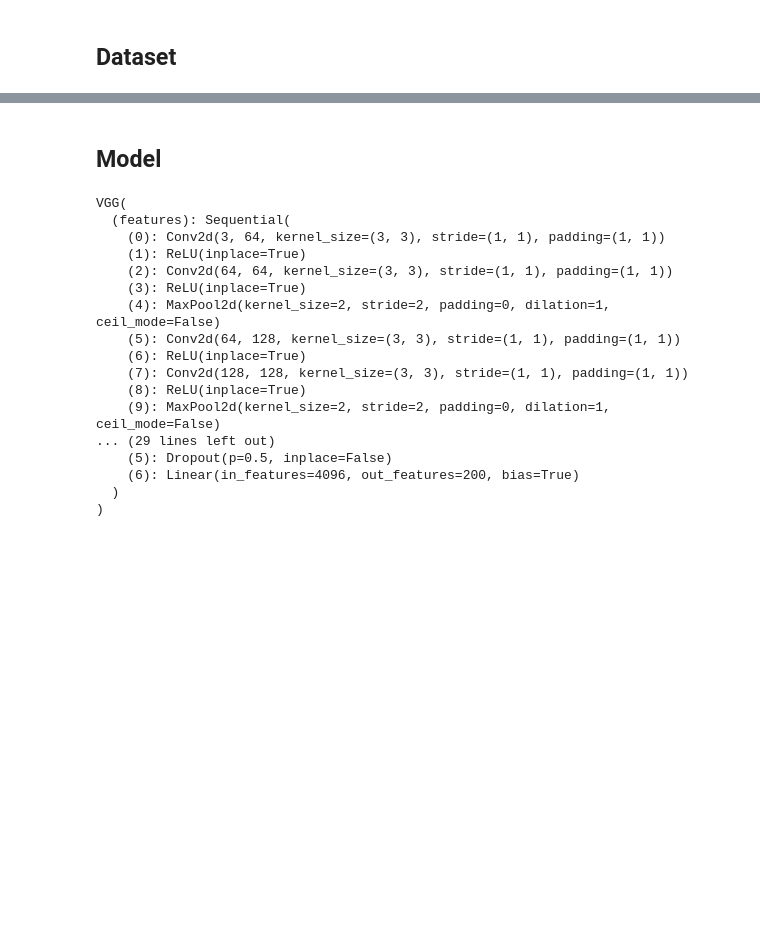
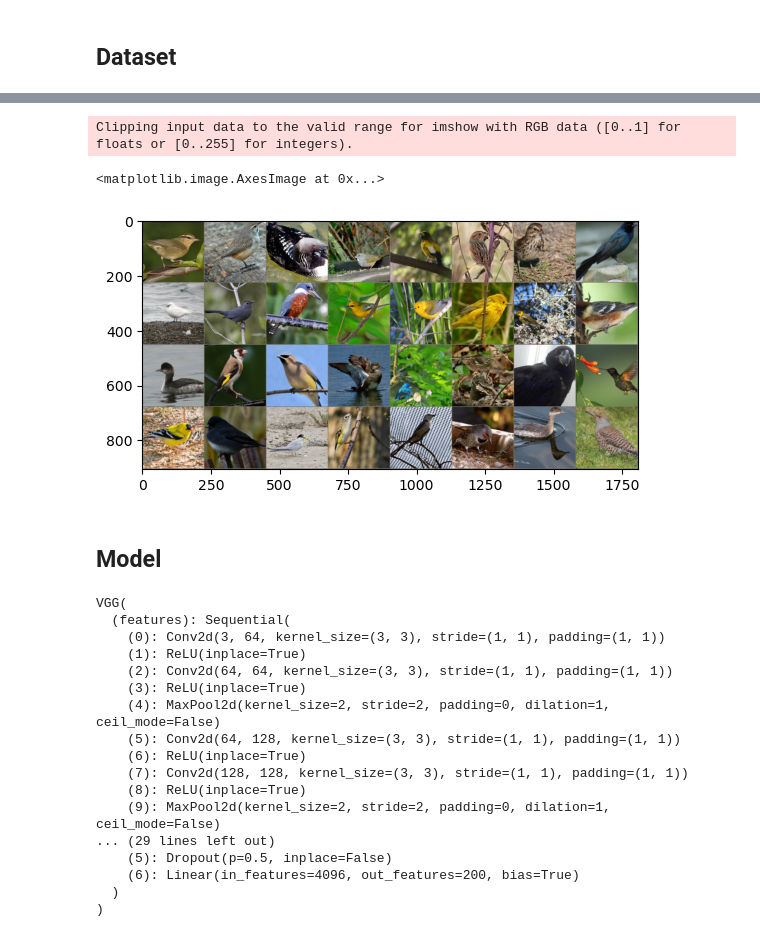
Before and after one commit to tomaszgawron901/deep-learning-23-project, a Jupyter notebook: notebook.ipynb, the cells around one changed output, grey strips where cells are left out. Saved outputs shown, nothing was run; the diff lists cells and outputs as text; code cells hidden in the pictures; blank space fills up the shorter version.

Commit message:
base model train

```diff
--- a/notebook.ipynb
+++ b/notebook.ipynb
@@ -11,30 +103,19 @@ if 'google.colab' in str(get_ipython()):
 # %% [markdown]
 ## Dataset
 # %%
-from torchvision import transforms
+from torchvision import transforms, models
 from torch.utils.data import DataLoader
 import os
 
-from cub200 import Cub2011
-
-mean = [0.48235, 0.45882, 0.40784]
-std=[0.00392156862745098, 0.00392156862745098, 0.00392156862745098]
+base_transform = models.VGG16_Weights.IMAGENET1K_FEATURES.transforms()
 
 data_transforms = {
     'train': transforms.Compose([
-        transforms.Resize(size=(256, 256)),
         transforms.RandomRotation(degrees=(-10, 10)),
-        transforms.CenterCrop(size=224),
         transforms.RandomHorizontalFlip(),
-        transforms.ToTensor(),
-        transforms.Normalize(mean=mean, std=std),
+        base_transform
     ]),
-    'test': transforms.Compose([
-        transforms.Resize(size=(256, 256)),
-        transforms.CenterCrop(size=224),
-        transforms.ToTensor(),
-        transforms.Normalize(mean=mean, std=std),
-    ]),
+    'test': base_transform,
 }
 
 data_sets = {
@@ -45,4 +126,6 @@ data_loaders = {
     'train': DataLoader(data_sets['train'], batch_size=20, shuffle=True),
     'test': DataLoader(data_sets['test']),
 }
+
+dataset_sizes = {x: len(data_sets[x]) for x in ['train', 'test']}
 # %% [output]
@@ -51,2 +138,17 @@ Files already downloaded and verified
+# %%
+from torchvision import transforms
+import torchvision
+import matplotlib.pyplot as plt
+import os
+
+sample = torchvision.utils.make_grid(next(iter(DataLoader(data_sets['train'], batch_size=32, shuffle=True)))[0])
+sample = sample.numpy().transpose((1, 2, 0))
+#undo normalization
+sample = base_transform.std * sample + base_transform.mean
+plt.imshow(sample)
+# %% [output]
+Clipping input data to the valid range for imshow with RGB data ([0..1] for floats or [0..255] for integers).
+<matplotlib.image.AxesImage at 0x...>
+[figure, added]
 # %% [markdown]
 ## Model
```
Also changed, not shown: parts of 13 cells of this notebook.
